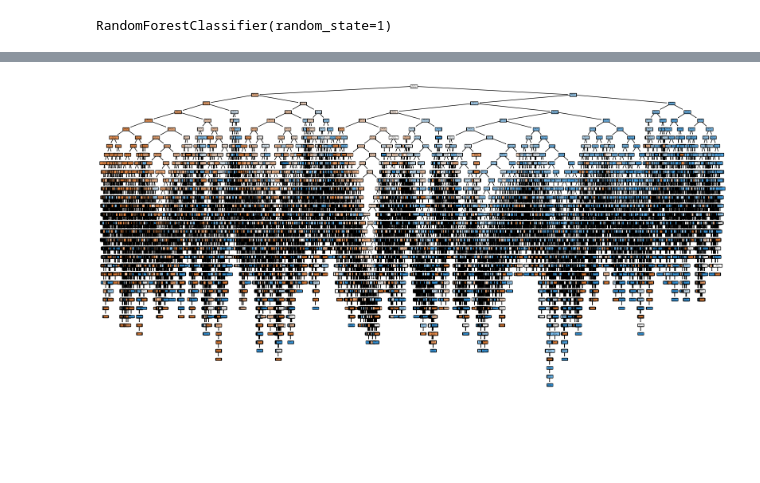
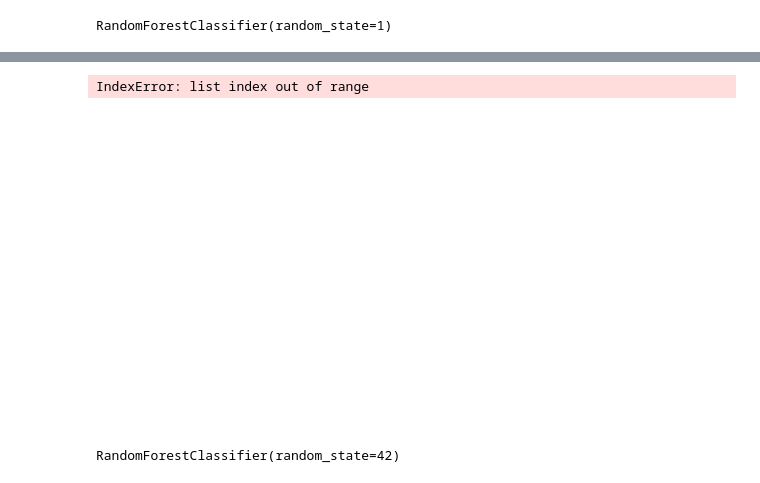
Before and after one commit to jjmccarty/project2_diabetes_outcomes, a Jupyter notebook: Casandra.ipynb, the cells around one changed output, grey strips where cells are left out. Cells and saved outputs as stored; diff of their text form; code cells hidden in the pictures; blank space fills up the shorter version.

```diff
--- a/Casandra.ipynb
+++ b/Casandra.ipynb
@@ -154,12 +158,30 @@ X_train.shape
 # %%
 # Extract a single tree from the Random Forest (e.g., the first tree)
 tree = model.estimators_[0]
 
 # Plot the decision tree
 plt.figure(figsize=(20,10))
-plot_tree(tree, feature_names=["BMI","Age","HighChol","CholCheck","Smoker","HeartDiseaseorAttack","PhysActivity","Fruits","Veggies","HvyAlcoholConsump","GenHlth","MentHlth","PhysHlth","DiffWalk","Stroke","HighBP","Sex" ], class_names=["Diabetes","No Diabetes"], filled=True)
+plot_tree(tree, feature_names=["Fruits","Veggies"], class_names=["Diabetes","No Diabetes"], filled=True)
 
 # Show plot
 plt.show()
 # %% [output]
+IndexError: list index out of range
-[figure, old version]
+[figure, new version]
+# %%
+from sklearn.ensemble import RandomForestClassifier  # or RandomForestRegressor for regression tasks
+from sklearn.model_selection import train_test_split
+import pandas as pd
+
+# Assuming you have a DataFrame df and 'target' is your label
+X = df[['Fruits','Veggies']]
+y = df['Diabetes']
+
+# Split the dataset
+X_train, X_test, y_train, y_test = train_test_split(X, y, test_size=0.3, random_state=42)
+
+# Train the model
+model = RandomForestClassifier(random_state=42)
+model.fit(X_train, y_train)
+# %% [output]
+RandomForestClassifier(random_state=42)
```
Also changed, not shown: parts of 11 cells of this notebook.
